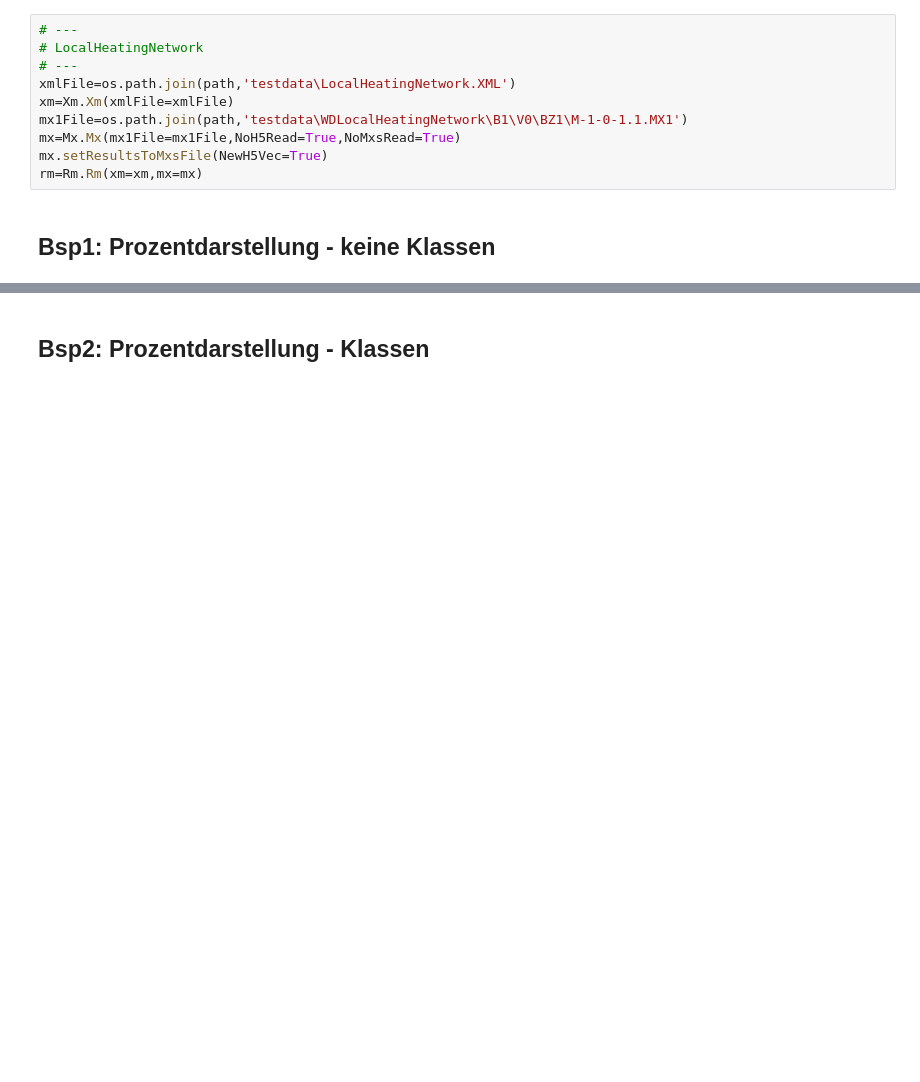
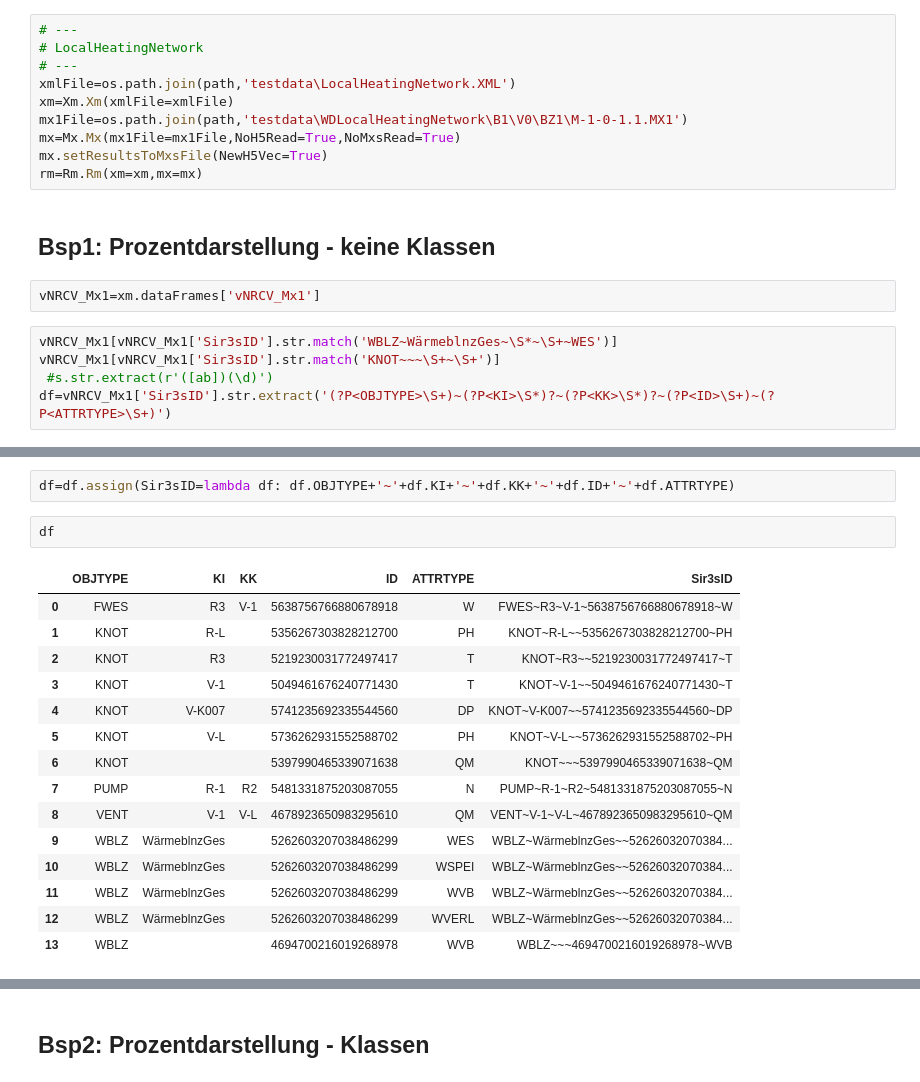
Before and after one commit to aw3s/PT3S, a Jupyter notebook: PT3S.ipynb, the cells around one changed output, grey strips where cells are left out. Saved outputs shown, nothing was run; the diff lists cells and outputs as text; blank space fills up the shorter version.

```diff
--- a/PT3S.ipynb
+++ b/PT3S.ipynb
@@ -78,3 +111,10 @@ mx.setResultsToMxsFile(NewH5Vec=True)
 rm=Rm.Rm(xm=xm,mx=mx)
 # %% [markdown]
 ## Bsp1: Prozentdarstellung - keine Klassen
+# %%
+vNRCV_Mx1=xm.dataFrames['vNRCV_Mx1']
+# %%
+vNRCV_Mx1[vNRCV_Mx1['Sir3sID'].str.match('WBLZ~WärmeblnzGes~\S*~\S+~WES')]
+vNRCV_Mx1[vNRCV_Mx1['Sir3sID'].str.match('KNOT~~~\S+~\S+')]
+ #s.str.extract(r'([ab])(\d)')
+df=vNRCV_Mx1['Sir3sID'].str.extract('(?P<OBJTYPE>\S+)~(?P<KI>\S*)?~(?P<KK>\S*)?~(?P<ID>\S+)~(?P<ATTRTYPE>\S+)')
@@ -80,0 +127,20 @@ rm=Rm.Rm(xm=xm,mx=mx)
+# %%
+df=df.assign(Sir3sID=lambda df: df.OBJTYPE+'~'+df.KI+'~'+df.KK+'~'+df.ID+'~'+df.ATTRTYPE)
+# %%
+df
+# %% [output]
+|  | OBJTYPE | KI | KK | ID | ATTRTYPE | Sir3sID |
+| 0 | FWES | R3 | V-1 | 5638756766880678918 | W | FWES~R3~V-1~5638756766880678918~W |
+| 1 | KNOT | R-L |  | 5356267303828212700 | PH | KNOT~R-L~~5356267303828212700~PH |
+| 2 | KNOT | R3 |  | 5219230031772497417 | T | KNOT~R3~~5219230031772497417~T |
+| 3 | KNOT | V-1 |  | 5049461676240771430 | T | KNOT~V-1~~5049461676240771430~T |
+| 4 | KNOT | V-K007 |  | 5741235692335544560 | DP | KNOT~V-K007~~5741235692335544560~DP |
+| 5 | KNOT | V-L |  | 5736262931552588702 | PH | KNOT~V-L~~5736262931552588702~PH |
+| 6 | KNOT |  |  | 5397990465339071638 | QM | KNOT~~~5397990465339071638~QM |
+| 7 | PUMP | R-1 | R2 | 5481331875203087055 | N | PUMP~R-1~R2~5481331875203087055~N |
+| 8 | VENT | V-1 | V-L | 4678923650983295610 | QM | VENT~V-1~V-L~4678923650983295610~QM |
+| 9 | WBLZ | WärmeblnzGes |  | 5262603207038486299 | WES | WBLZ~WärmeblnzGes~~52626032070384... |
+| 10 | WBLZ | WärmeblnzGes |  | 5262603207038486299 | WSPEI | WBLZ~WärmeblnzGes~~52626032070384... |
+| 11 | WBLZ | WärmeblnzGes |  | 5262603207038486299 | WVB | WBLZ~WärmeblnzGes~~52626032070384... |
+| 12 | WBLZ | WärmeblnzGes |  | 5262603207038486299 | WVERL | WBLZ~WärmeblnzGes~~52626032070384... |
+| 13 | WBLZ |  |  | 4694700216019268978 | WVB | WBLZ~~~4694700216019268978~WVB |
```
Also changed, not shown: parts of 9 cells of this notebook, 7 other files.
